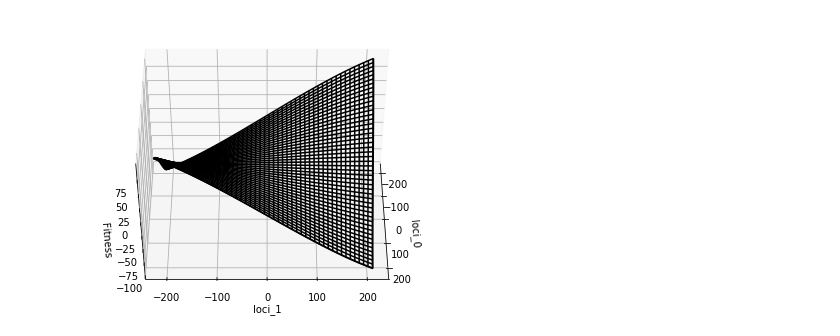
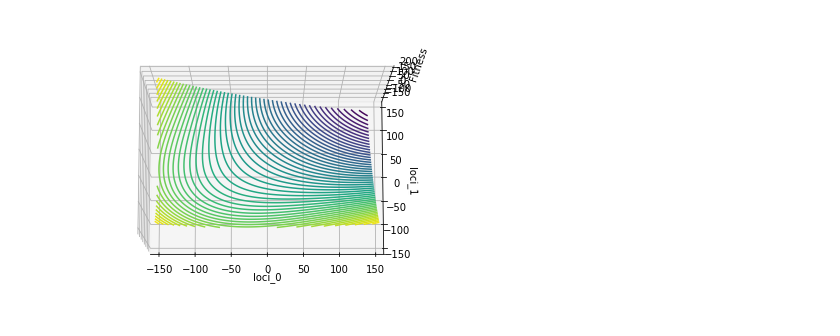
Before and after one commit to saroyas/Asexual-Sexual_reproduction, a Jupyter notebook: workouts.ipynb, the cells around one changed output. Cells and saved outputs as stored; diff of their text form; code cells hidden in the pictures.

```diff
--- a/workouts.ipynb
+++ b/workouts.ipynb
@@ -24,6 +6,18 @@ assigned_saddle = [-100, 100, -100, 100, 0]
+# %%
+mn_dist = 200
+points_to_set_diamond = np.array([[mn_dist, 0], [0, mn_dist], [-mn_dist, 0], [0, -mn_dist], [0, 0]])
+sqr_dist = np.sqrt(mn_dist**2/2)
+points_to_set_sqr = np.array([[sqr_dist, sqr_dist], [-sqr_dist, sqr_dist],
+                              [-sqr_dist, -sqr_dist], [sqr_dist, -sqr_dist], [0, 0]])
+# pure concave
+assigned_concave = [-mn_dist, -mn_dist, -mn_dist, -mn_dist, 0]
+assigned_half_saddle = [-mn_dist, mn_dist, -mn_dist, -mn_dist, 0]
+assigned_saddle = [-mn_dist, mn_dist, -mn_dist, mn_dist, 0]
+assigned_half_convex = [-mn_dist, mn_dist, mn_dist, mn_dist, 0]
+assigned_convex = [mn_dist, mn_dist, mn_dist, mn_dist, 0]
 # %%
-land = Landscape2D(points_chosen=points_to_set_sqr, points_fitness_values=assigned_saddle)
-land.draw(elevation_deg=45, rotation_deg=0, mesh=True)
+land = Landscape2D(points_chosen=points_to_set_sqr, points_fitness_values=assigned_half_convex)
+land.draw()
 # %% [output]
-[figure, old version]
+[figure, new version]
 # %%
```
Also changed, not shown: parts of 4 cells of this notebook, 3 other files.
